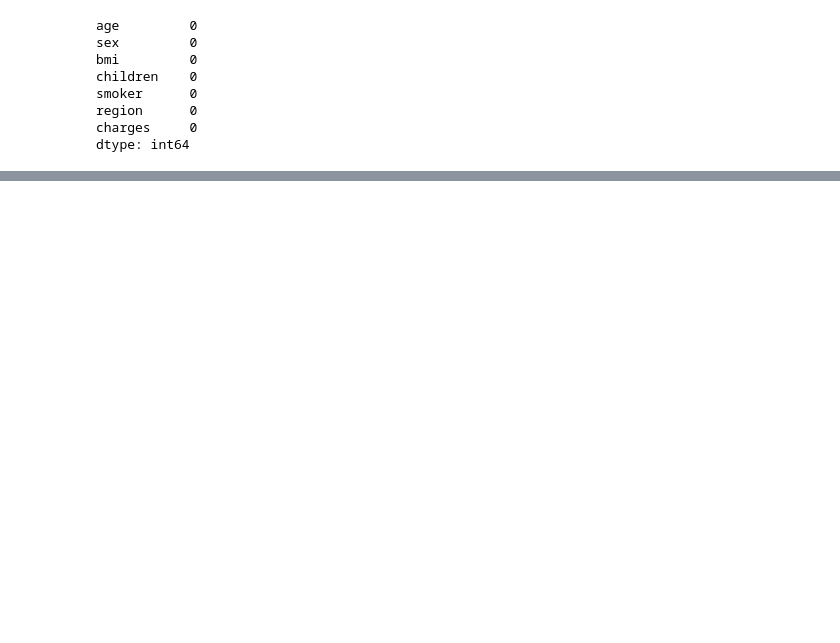
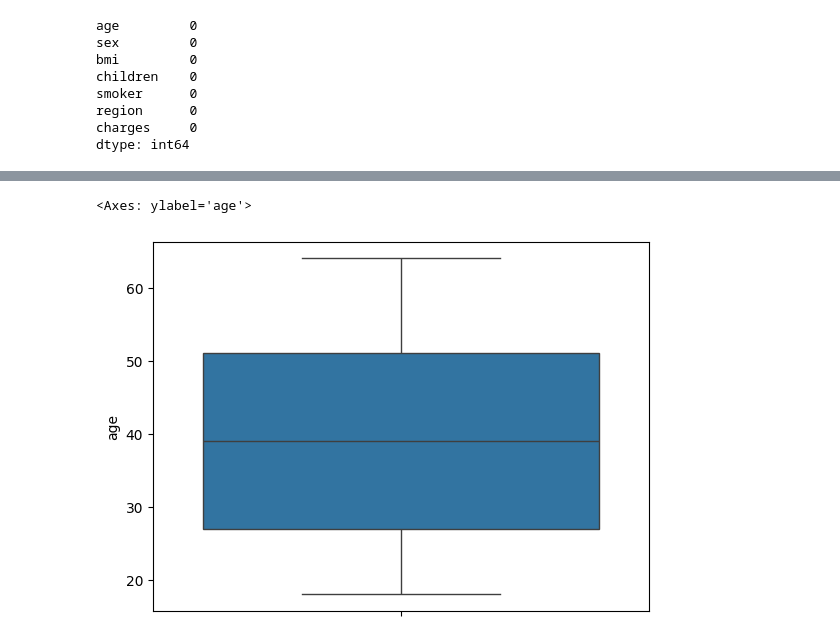
Before and after one commit to Bikram213/Medical-Insurance-Cost-Predictor, a Jupyter notebook: medical_cost.ipynb, the cells around one changed output, grey strips where cells are left out. Cells and saved outputs as stored; diff of their text form; code cells hidden in the pictures; blank space fills up the shorter version.

```diff
--- a/medical_cost.ipynb
+++ b/medical_cost.ipynb
@@ -49,0 +222,5 @@ dtype: int64
+# %%
+sns.boxplot(new_df['age'])
+# %% [output]
+<Axes: ylabel='age'>
+[figure, added]
```
Also changed, not shown: parts of 39 cells of this notebook.
